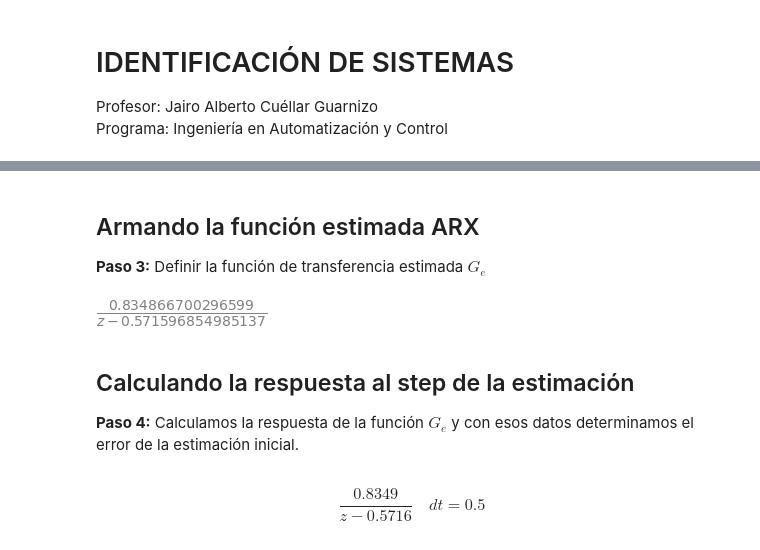
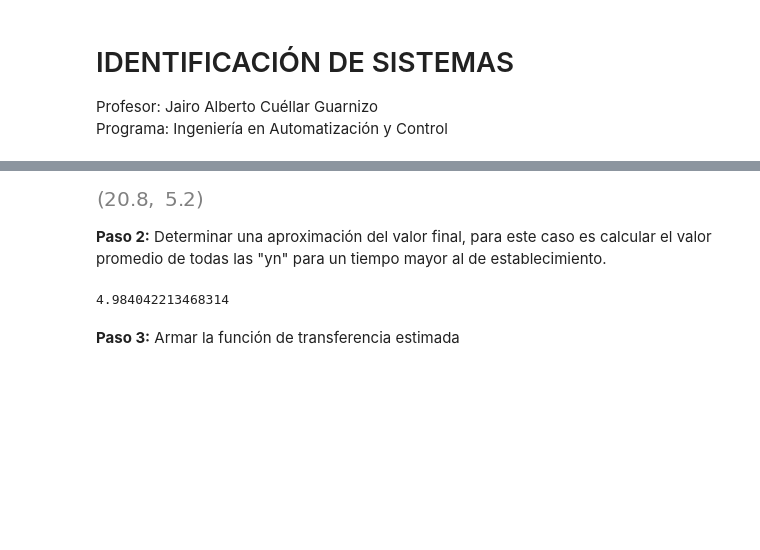
Before and after one commit to jairocuellar/System_identification, a Jupyter notebook: class_10_01.ipynb, the cells around one changed output, grey strips where cells are left out. Cells and saved outputs as stored; diff of their text form; code cells hidden in the pictures; blank space fills up the shorter version.

```diff
--- a/class_10_01.ipynb
+++ b/class_10_01.ipynb
@@ -95,29 +64,35 @@ dfRegSample = (dfReg[dfReg['Estable'] == 'Estable'].sample(n=5).
+# %%
+## Determinando tao (sin conocer al función original)
+tao = 0;
+
+## Visualmente definimos el 60% del valor final
+V6 = 3;
+
+for k in range(N):
+    if(yn[k]>=V6):
+        tao = t[k]
+        break
+## Calculando el tiempo de establecimiento
+ts = 4*tao
+ts, tao
+# %% [output]
+[figure, added]
+# %% [markdown]
+**Paso 2:** Determinar una aproximación del valor final, para este caso es calcular el valor promedio de todas las "yn" para un tiempo mayor al de establecimiento.
+# %%
+## Calculando el valor final (Sin conocer sistema original)
+Kf = 0
+i1 = 0;
+i2 = 0;
+for j in range(N-k):
+    if(t[j]>ts):
+        i1 = j+k
+        Kf = Kf+yn[i1]
+        i2 = i2+1
+
+Kf = Kf/i2
+print(Kf)
+# %% [output]
+4.984042213468314
 # %% [markdown]
-## Armando la función estimada ARX
-
-**Paso 3:** Definir la función de transferencia estimada $G_e$
+**Paso 3:** Armar la función de transferencia estimada
-# %%
-## Definir el modelo ARX    y(t) = G(z)u(t) + H(z)e(t)
-## G = B/A,    H = 1/A
-z = sym.symbols('z', complex=True)
-
-## Construir los polinomios A(z) y B(z)
-A = 1 + theta[0]*z**-1
-B =  theta[1]*z**-1
-
-## Calcular la función de transferencia G y H en simbólica
-G = B/A
-G = G.simplify()
-
-G
-# %% [output]
-[figure, removed]
-# %% [markdown]
-## Calculando la respuesta al step de la estimación
-
-**Paso 4:** Calculamos la respuesta de la función $G_e$ y con esos datos determinamos el error de la estimación inicial.
-# %%
-G_e = control.tf([theta[1]],[1,theta[0]],dt)
-G_e
-# %% [output]
-$$\frac{0.8349}{z - 0.5716}\quad dt = 0.5$$
```
Also changed, not shown: parts of 16 cells of this notebook, 3 other files.
